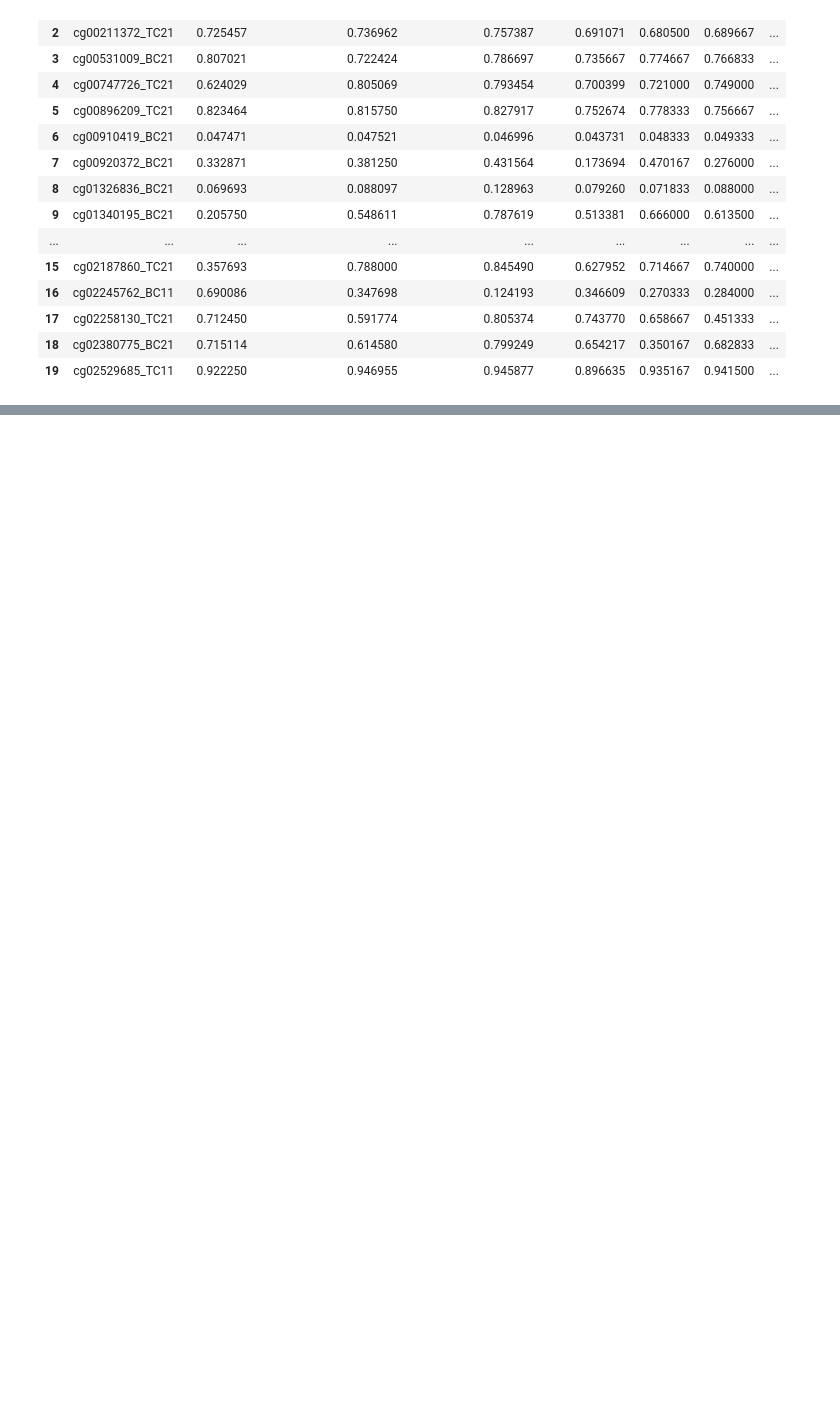
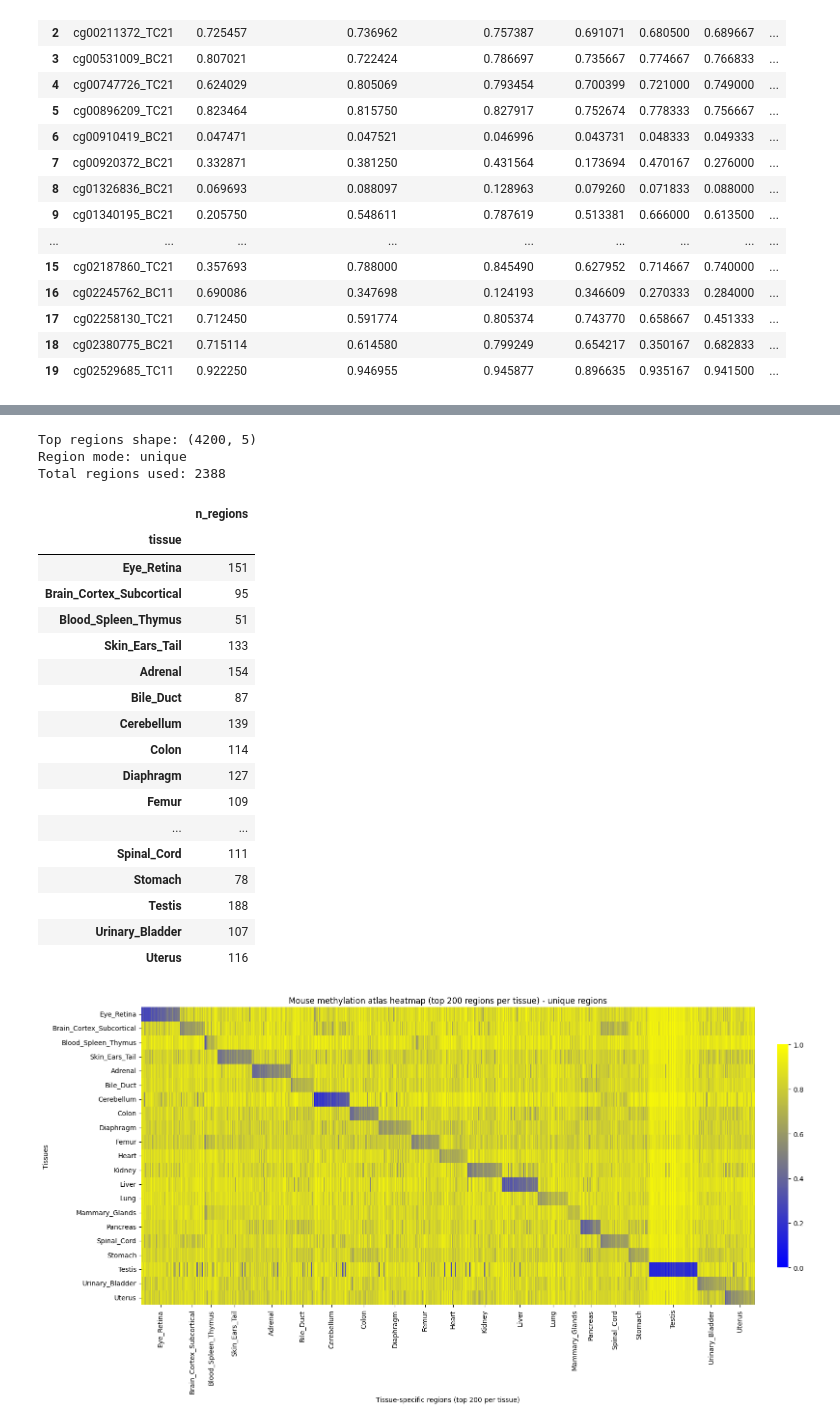
Before and after one commit to jullid/mouse-DNA-project, a Jupyter notebook: notebooks/difference.ipynb, the cells around one changed output, grey strips where cells are left out. Cells and saved outputs as stored; diff of their text form; code cells hidden in the pictures; blank space fills up the shorter version.

```diff
--- a/notebooks/difference.ipynb
+++ b/notebooks/difference.ipynb
@@ -821,0 +836,78 @@ plt.show()
+# %%
+""" FULL PIPELINE - 21 TISSUES """
+
+# Step 1: compute per-tissue differential tables
+all_tissues_results = build_tissue_diff_table(
+    df=DATAFRAME,
+    use_filtering=USE_FILTERING
+)
+
+# Step 2: extract top N regions per tissue
+df_top_regions = extract_top_regions(
+    all_tissues_results,
+    top_n=TOP_N
+)
+
+# Step 3: create heatmap matrix (tissues × regions)
+heatmap_matrix, regions_per_tissue_count = create_heatmap_matrix(
+    df=DATAFRAME,
+    df_top_regions=df_top_regions,
+    region_mode=REGION_MODE,
+    verbose=USE_VERBOSE
+)
+
+# Step 4: plot methylation heatmap
+plot_heatmap(
+    heatmap_matrix,
+    regions_per_tissue_count,
+    top_n=TOP_N,
+    title=f"{HEATMAP_TITLE} (top {TOP_N} regions per tissue) - {REGION_MODE} regions"
+)
+
+# Step 5: compute tissue–tissue correlation matrix
+tissue_corr = compute_tissue_correlation(
+    heatmap_matrix,
+    method=CORR_METHOD
+)
+
+# Step 6: plot tissue correlation heatmap
+plot_tissue_correlation(
+    tissue_corr,
+    title=CORR_TITLE
+)
+
+# Step 7: plot tissue dendrogram (hierarchical clustering)
+Z = plot_tissue_dendrogram(
+    tissue_corr,
+    method=CLUSTER_METHOD,
+    title=DENDRO_TITLE
+)
+
+# Step 8: plot clustered tissue correlation heatmap
+plot_clustered_tissue_correlation(
+    tissue_corr,
+    title=CLUSTERED_CORR_TITLE
+)
+# %% [output]
+Top regions shape: (4200, 5)
+Region mode: unique
+Total regions used: 2388
+|  | n_regions |
+| tissue |  |
+| Eye_Retina | 151 |
+| Brain_Cortex_Subcortical | 95 |
+| Blood_Spleen_Thymus | 51 |
+| Skin_Ears_Tail | 133 |
+| Adrenal | 154 |
+| Bile_Duct | 87 |
+| Cerebellum | 139 |
+| Colon | 114 |
+| Diaphragm | 127 |
+| Femur | 109 |
+| ... | ... |
+| Spinal_Cord | 111 |
+| Stomach | 78 |
+| Testis | 188 |
+| Urinary_Bladder | 107 |
+| Uterus | 116 |
+[figure, added]
```
Also changed, not shown: parts of 19 cells of this notebook.
